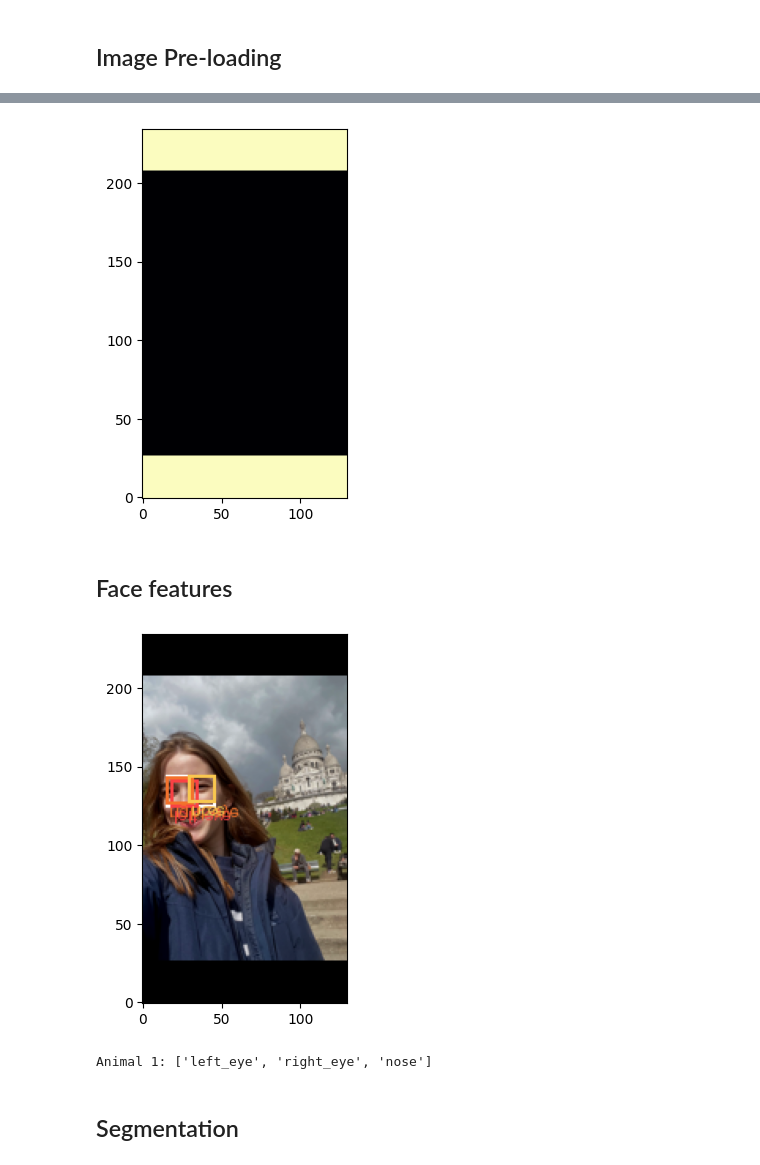
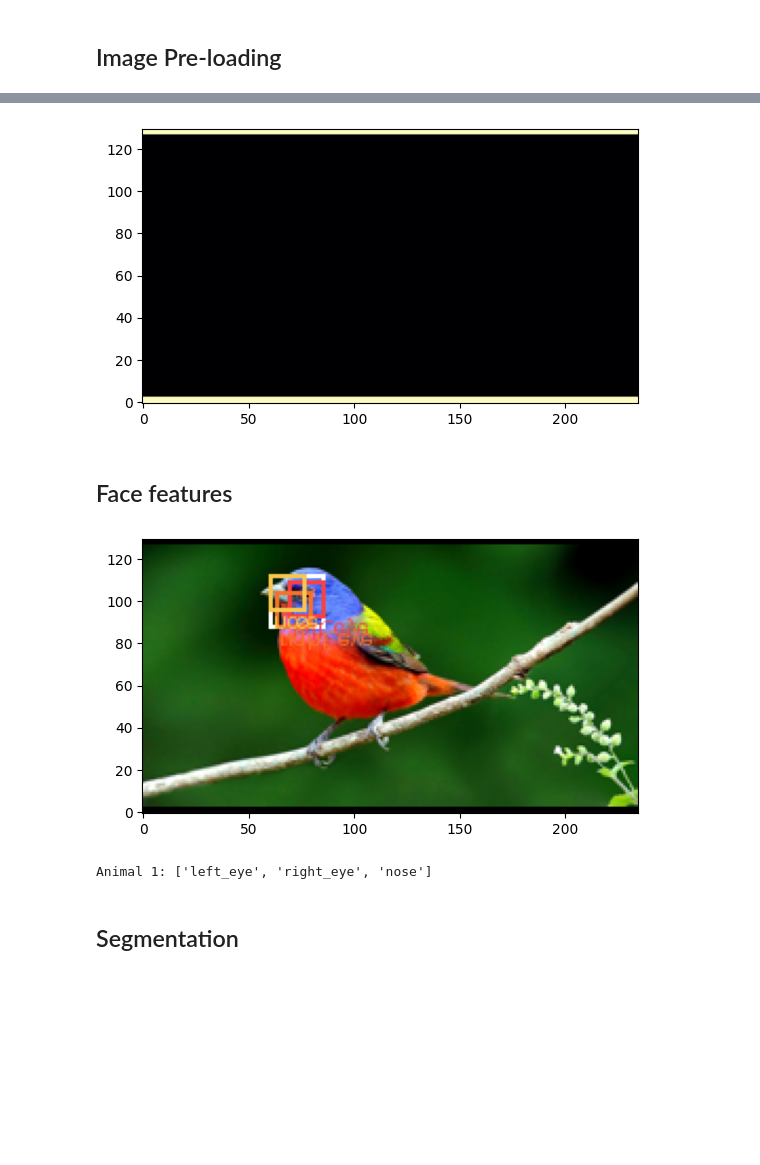
Before and after one commit to SimonMeersschaut/paint-bot, a Jupyter notebook: src/stroke_generation.ipynb, the cells around one changed output, grey strips where cells are left out. Drawn from its saved outputs; the diff is of its cells as text; code cells hidden in the pictures; blank space fills up the shorter version.

```diff
--- a/src/stroke_generation.ipynb
+++ b/src/stroke_generation.ipynb
@@ -1,7 +1,7 @@
 # %% [markdown]
 ## Imports & Loads
 # %%
-CANVAS_SIZE = (130, 235) # mm (235, 130)
+CANVAS_SIZE = (235, 130) # mm (235, 130)
 # %%
 from stroke_generation import Hyperparameters, KNearest, PaletteColorsOnly
 from datatypes import StrokeSequence, LoadBrush
@@ -31,7 +31,7 @@ from skimage.segmentation import slic, mark_boundaries
 ## Image Pre-loading
 # %%
 # 1. Load your PIL image
-INPUT_PATH = Path("../images/enya.jpeg")
+INPUT_PATH = Path("../images/bird.jpg")
 IMAGE_NAME = INPUT_PATH.stem
 pil_original_image = Image.open(INPUT_PATH).convert("RGB").transpose(Image.FLIP_TOP_BOTTOM)
 
@@ -69,26 +69,26 @@ padding_mask = (np.array(padded_mask_resized) == 0).astype(np.uint8)
 
 show_np_image(padding_mask, cmap="magma")
 # %% [output]
-[figure, old version]
+[figure, new version]
 # %% [markdown]
 ## Face features
 # %%
 # Minimal face-feature demo: logic is implemented in pose_estimation/.
 feature_overlay_pil, face_feature_detections = detect_and_draw_animal_face_features(
     np_resized_image,
-    pose2d="human", # "human" or "animal"
+    pose2d="animal", # "human" or "animal"
     score_threshold=0.3,
     feature_padding=8,
     draw_face_bbox=True,
     line_width=2,
     )
 
 show_np_image(np.array(feature_overlay_pil))
 for animal_index, detection in enumerate(face_feature_detections, start=1):
     detected_names = [feature_box.name for feature_box in detection.feature_boxes]
     print(f"Animal {animal_index}: {detected_names}")
 # %% [output]
-[figure, old version]
+[figure, new version]
 Animal 1: ['left_eye', 'right_eye', 'nose']
 # %% [markdown]
 ## Segmentation
```
Also changed, not shown: parts of 11 cells of this notebook, 7 other files.
